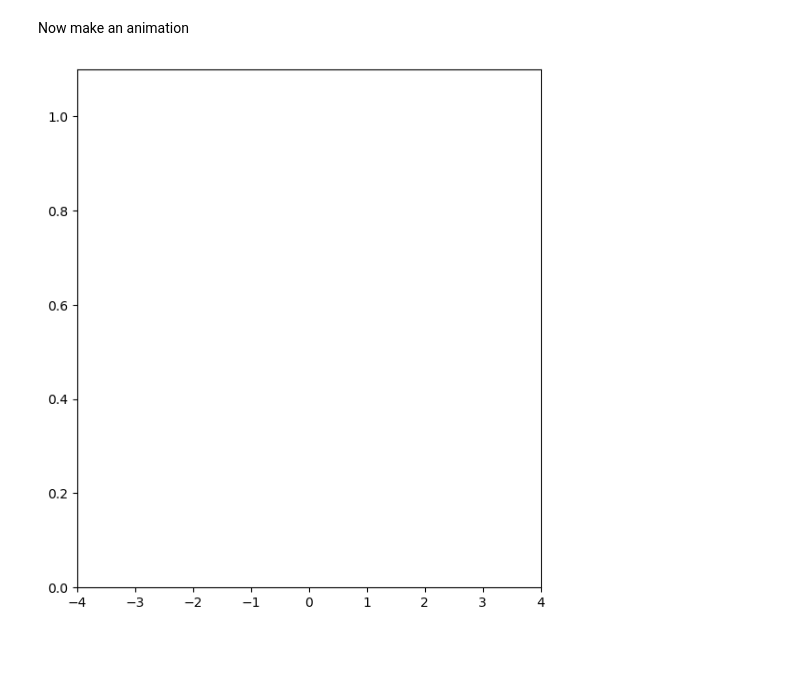
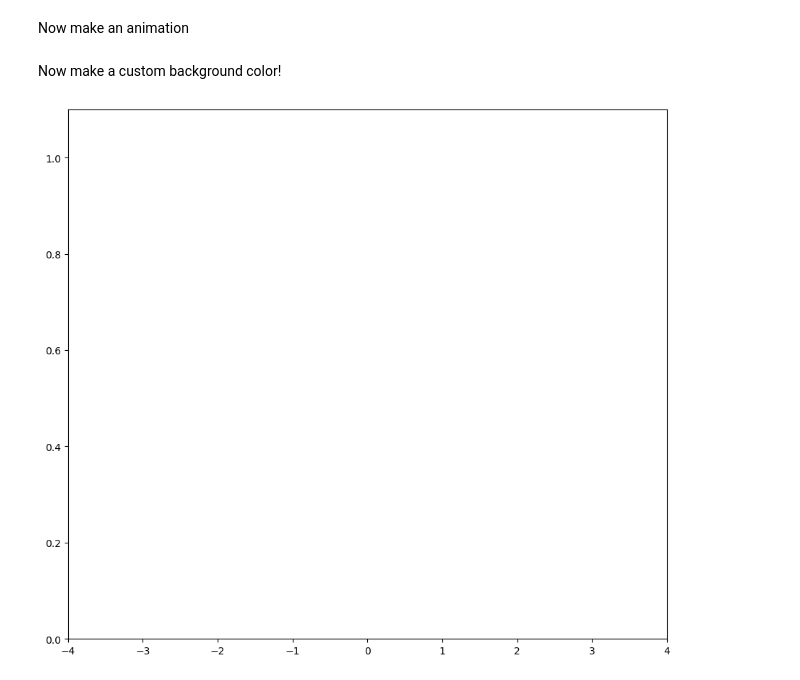
Before and after one commit to akey7/gaussian-animations, a Jupyter notebook: simple_gaussians.ipynb, the cells around one changed output. Saved outputs shown, nothing was run; the diff lists cells and outputs as text; code cells hidden in the pictures; blank space fills up the shorter version.

```diff
--- a/simple_gaussians.ipynb
+++ b/simple_gaussians.ipynb
@@ -23,20 +23,40 @@ axs.plot(xs, ys)
 # %% [markdown]
 Now make an animation
 # %%
-dpi = 100
-width = 1920 * 1 / 3 / 100
-height = 1080 * 2 / 3 / 100
-fig, axs = plt.subplots(nrows=1, ncols=1, figsize=(width, height), dpi=dpi)
+# dpi = 100
+# width = 1920 * 1 / 3 / 100
+# height = 1080 * 2 / 3 / 100
+# fig, axs = plt.subplots(nrows=1, ncols=1, figsize=(width, height), dpi=dpi)
 
-line2 = axs.plot(xs[0], ys[0])[0]
-axs.set(xlim=[-4, 4], ylim=[0, 1.1])
+# line2 = axs.plot(xs[0], ys[0])[0]
+# axs.set(xlim=[-4, 4], ylim=[0, 1.1])
 
-def update(frame):
-    line2.set_xdata(xs[:frame])
-    line2.set_ydata(ys[:frame])
-    return line2,
+# def update(frame):
+#     line2.set_xdata(xs[:frame])
+#     line2.set_ydata(ys[:frame])
+#     return line2,
 
-ani = animation.FuncAnimation(fig=fig, func=update, frames=300, interval=30)
-ani.save(filename=os.path.join("output", "ffmpeg_example.mp4"), writer="ffmpeg")
+# ani = animation.FuncAnimation(fig=fig, func=update, frames=300, interval=30)
+# ani.save(filename=os.path.join("output", "ffmpeg_example.mp4"), writer="ffmpeg")
-# %% [output]
-[figure, removed]
+# %% [markdown]
+Now make a custom background color!
+# %%
+dpi = 100
+width = 1080 / dpi
+height = 1920 / 2 / dpi
+bgcolor = "#1E1E1E"
+line_color = "#01BAEF"
+
+fig, axs = plt.subplots(nrows=1, ncols=1, figsize=(width, height), dpi=dpi)
+line2 = axs.plot(xs[0], ys[0], color=line_color)[0]
+axs.set(xlim=[-4, 4], ylim=[0, 1.1])
+
+def update(frame):
+    line2.set_xdata(xs[:frame])
+    line2.set_ydata(ys[:frame])
+    return line2,
+
+ani = animation.FuncAnimation(fig=fig, func=update, frames=330, interval=33)
+ani.save(filename=os.path.join("output", "single_gaussian.mp4"), writer="ffmpeg")
+# %% [output]
+[figure, added]
```
